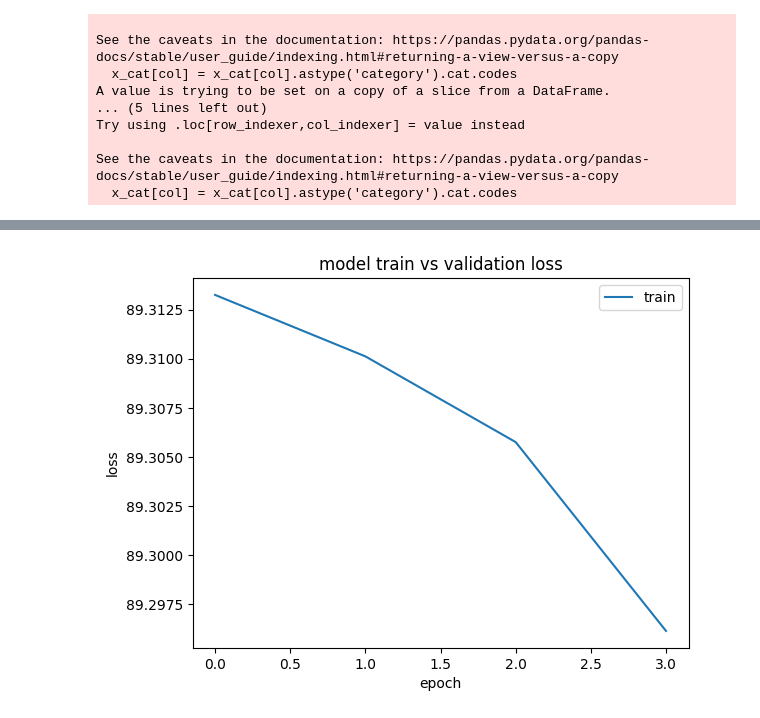
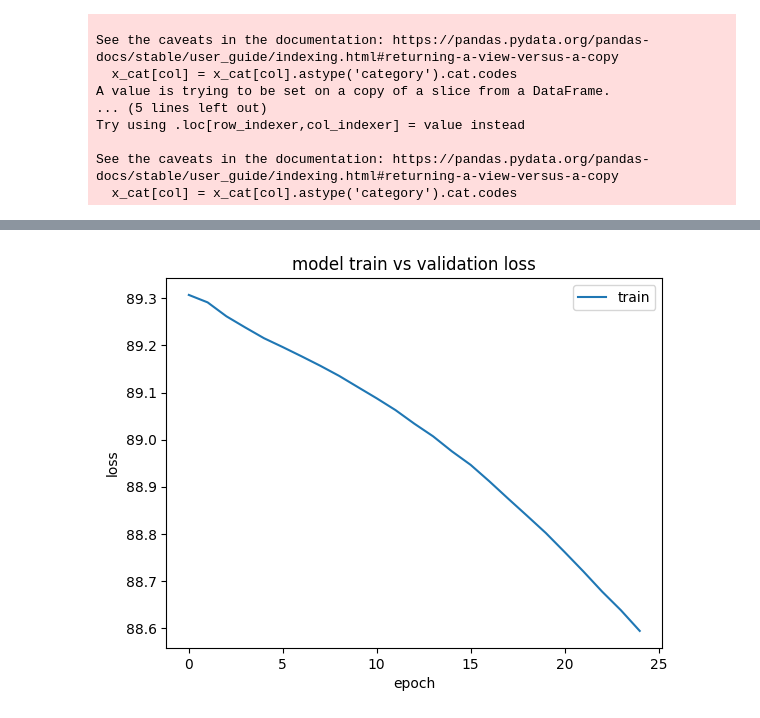
Before and after one commit to hajni77/Trading_at_the_close, a Jupyter notebook: preprocessing_selection_bank.ipynb, the cells around one changed output, grey strips where cells are left out. Saved outputs shown, nothing was run; the diff lists cells and outputs as text; code cells hidden in the pictures.

```diff
--- a/preprocessing_selection_bank.ipynb
+++ b/preprocessing_selection_bank.ipynb
@@ -1100,8 +1101,8 @@ history = model.fit(
     [agg_x_train_df['stock_id'].values, agg_x_train_df['date_id'].values, [np.stack(agg_x_train_df[col].values) for col in cols]],
     y = (np.stack(agg_y_train_df['target'].values)),
     #epochs=EPOCHS,
-    epochs=4,
+    epochs=25,
     callbacks=[early_stopping],
-    #validation_data=([agg_x_val_df['stock_id'].values, agg_x_val_df['date_id'].values, [np.stack(agg_x_val_df[col].values) for col in cols]], np.stack(agg_y_val_df['target'].values))
+    validation_data=([agg_x_val_df['stock_id'].values, agg_x_val_df['date_id'].values, [np.stack(agg_x_val_df[col].values) for col in cols]], np.stack(agg_y_val_df['target'].values))
 )
 # %% [output]
@@ -1116,14 +1115,14 @@ Epoch 4/4
 # %%
 # Plots ##
 plt.plot(history.history['loss'])
-#plt.plot(history.history['val_loss'])
+plt.plot(history.history['val_loss'])
 plt.title('model train vs validation loss')
 plt.ylabel('loss')
 plt.xlabel('epoch')
 plt.legend(['train', 'validation'], loc='upper right')
 plt.show()
 # %% [output]
-[figure, old version]
+[figure, new version]
 # %%
 # Prepare the test data
 test_data = [agg_x_test_df['stock_id'].values, agg_x_test_df['date_id'].values, [np.stack(agg_x_test_df[col].values) for col in cols]]
```
Also changed, not shown: parts of 12 cells of this notebook.
